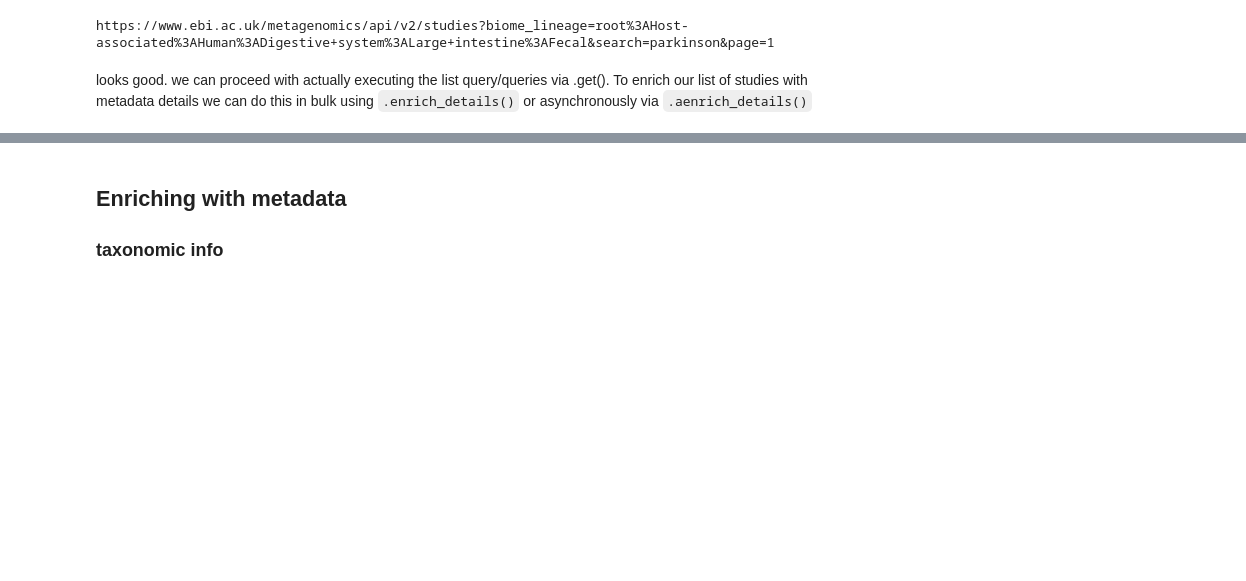
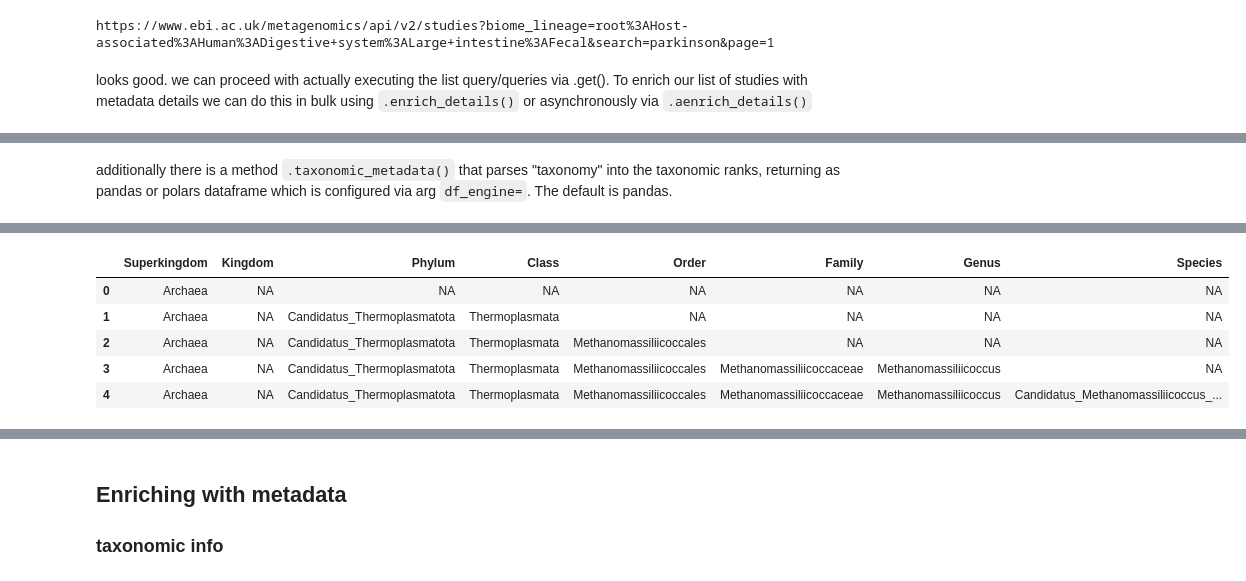
Before and after one commit to EBI-Metagenomics/mgnipy, a Jupyter notebook: docs/notebooks/demos/demo-parkinson.ipynb, the cells around one changed output, grey strips where cells are left out. Saved outputs shown, nothing was run; the diff lists cells and outputs as text; code cells hidden in the pictures; blank space fills up the shorter version.

```diff
--- a/docs/notebooks/demos/demo-parkinson.ipynb
+++ b/docs/notebooks/demos/demo-parkinson.ipynb
@@ -147,0 +181,6 @@ shape: (5, 1_829)
+# %% [markdown]
+additionally there is a method `.taxonomic_metadata()` that parses "taxonomy" into the taxonomic ranks, returning as pandas or polars dataframe which is configured via arg `df_engine=`. The default is pandas.
+# %%
+# looking at taxonomic info
+taxo.taxonomic_metadata().head()
+# %% [output]
@@ -147,0 +190,6 @@ shape: (5, 1_829)
+|  | Superkingdom | Kingdom | Phylum | Class | Order | Family | Genus | Species |
+| 0 | Archaea | NA | NA | NA | NA | NA | NA | NA |
+| 1 | Archaea | NA | Candidatus_Thermoplasmatota | Thermoplasmata | NA | NA | NA | NA |
+| 2 | Archaea | NA | Candidatus_Thermoplasmatota | Thermoplasmata | Methanomassiliicoccales | NA | NA | NA |
+| 3 | Archaea | NA | Candidatus_Thermoplasmatota | Thermoplasmata | Methanomassiliicoccales | Methanomassiliicoccaceae | Methanomassiliicoccus | NA |
+| 4 | Archaea | NA | Candidatus_Thermoplasmatota | Thermoplasmata | Methanomassiliicoccales | Methanomassiliicoccaceae | Methanomassiliicoccus | Candidatus_Methanomassiliicoccus_... |
```
Also changed, not shown: parts of 39 cells of this notebook.
